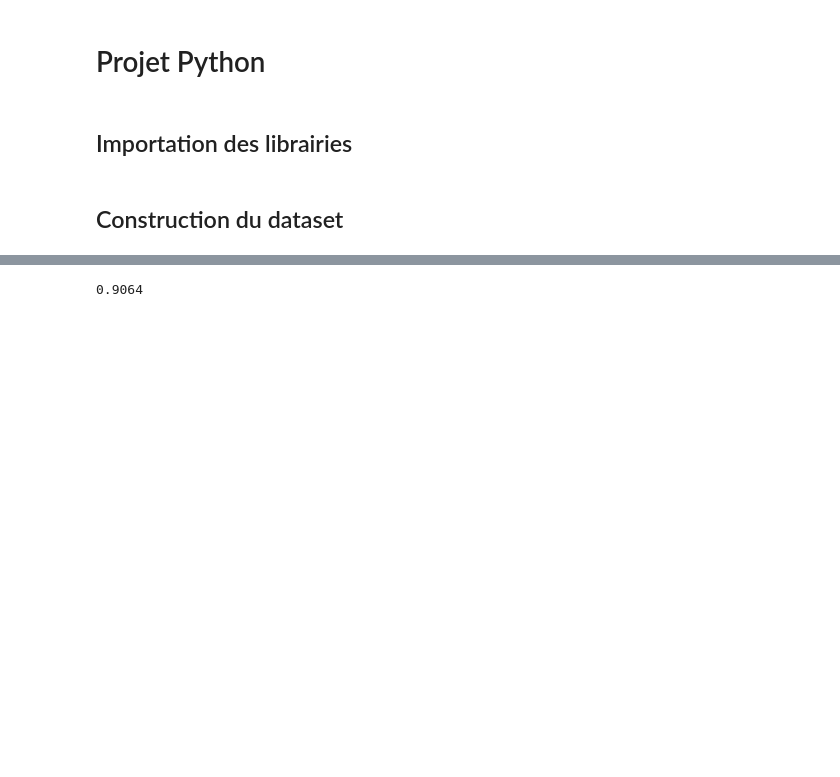
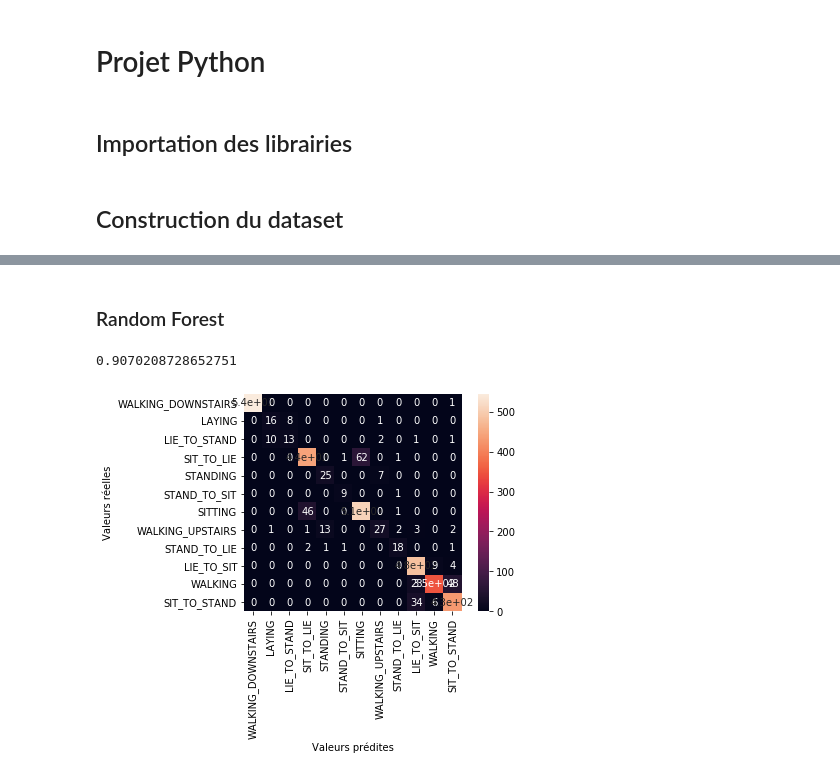
Before and after one commit to Xavier-Lasso/python-data-analysis, a Jupyter notebook: projet.ipynb, the cells around one changed output, grey strips where cells are left out. Saved outputs shown, nothing was run; the diff lists cells and outputs as text; code cells hidden in the pictures; blank space fills up the shorter version.

```diff
--- a/projet.ipynb
+++ b/projet.ipynb
@@ -103,6 +190,17 @@ MemoryError: Unable to allocate 33.2 MiB for an array with shape (7767, 561) and
+# %% [markdown]
+###  Random Forest
 # %%
 RF = RandomForestClassifier(n_estimators=1000, max_depth=10, random_state=0).fit(x_train, y_train)
-RF.predict(x_test)
-round(RF.score(x_test, y_test), 4)
+res = RF.predict(x_test)
+
+# Précision
+print(RF.score(x_test, y_test))
 # %% [output]
-0.9064
+0.9070208728652751
+# %%
+# Matrice de confusion
+sns.heatmap(confusion_matrix(y_test, res), square=True, annot=True, xticklabels=set(y_train), yticklabels=set(y_train))
+plt.xlabel('Valeurs prédites')
+plt.ylabel('Valeurs réelles');
+# %% [output]
+[figure, added]
```
Also changed, not shown: parts of 19 cells of this notebook, 1 other file.
